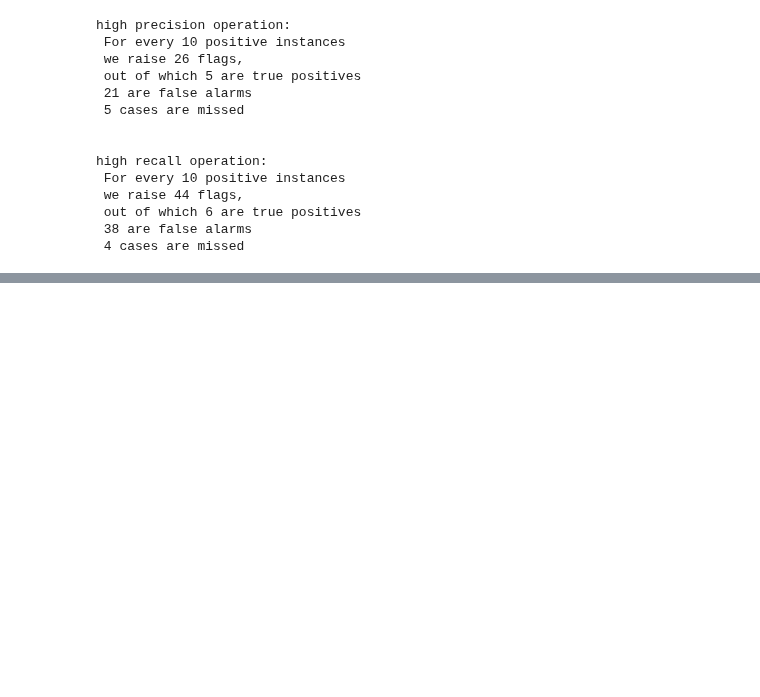
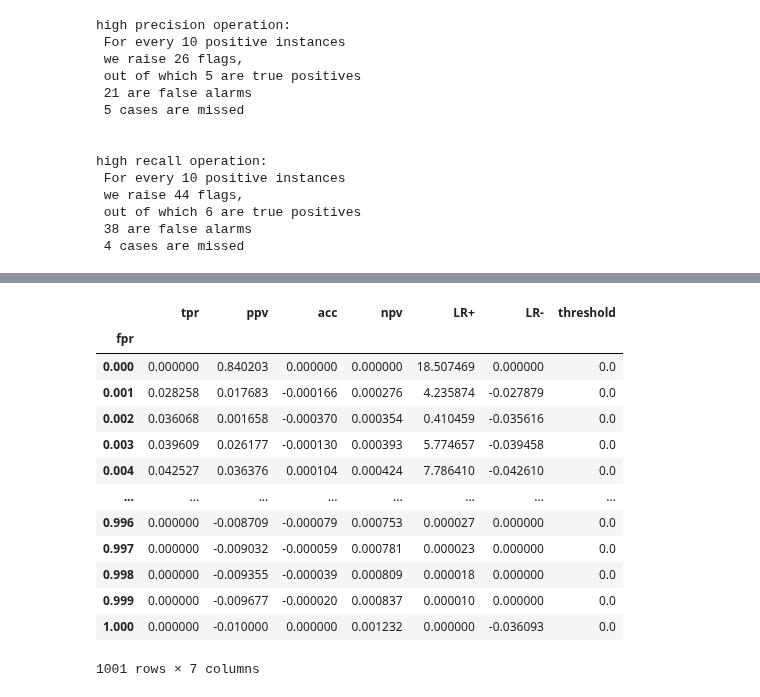
Before and after one commit to zeroknowledgediscovery/zedstat, a Jupyter notebook: examples/example1.ipynb, the cells around one changed output, grey strips where cells are left out. Cells and saved outputs as stored; diff of their text form; code cells hidden in the pictures; blank space fills up the shorter version.

```diff
--- a/examples/example1.ipynb
+++ b/examples/example1.ipynb
@@ -212,0 +232,17 @@ zt.df_lim['L']
+# %%
+zt.get()-zt.df_lim['L']
+# %% [output]
+|  | tpr | ppv | acc | npv | LR+ | LR- | threshold |
+| fpr |  |  |  |  |  |  |  |
+| 0.000 | 0.000000 | 0.840203 | 0.000000 | 0.000000 | 18.507469 | 0.000000 | 0.0 |
+| 0.001 | 0.028258 | 0.017683 | -0.000166 | 0.000276 | 4.235874 | -0.027879 | 0.0 |
+| 0.002 | 0.036068 | 0.001658 | -0.000370 | 0.000354 | 0.410459 | -0.035616 | 0.0 |
+| 0.003 | 0.039609 | 0.026177 | -0.000130 | 0.000393 | 5.774657 | -0.039458 | 0.0 |
+| 0.004 | 0.042527 | 0.036376 | 0.000104 | 0.000424 | 7.786410 | -0.042610 | 0.0 |
+| ... | ... | ... | ... | ... | ... | ... | ... |
+| 0.996 | 0.000000 | -0.008709 | -0.000079 | 0.000753 | 0.000027 | 0.000000 | 0.0 |
+| 0.997 | 0.000000 | -0.009032 | -0.000059 | 0.000781 | 0.000023 | 0.000000 | 0.0 |
+| 0.998 | 0.000000 | -0.009355 | -0.000039 | 0.000809 | 0.000018 | 0.000000 | 0.0 |
+| 0.999 | 0.000000 | -0.009677 | -0.000020 | 0.000837 | 0.000010 | 0.000000 | 0.0 |
+| 1.000 | 0.000000 | -0.010000 | 0.000000 | 0.001232 | 0.000000 | -0.036093 | 0.0 |
+1001 rows × 7 columns
```
Also changed, not shown: parts of 13 cells of this notebook, 9 other files.
